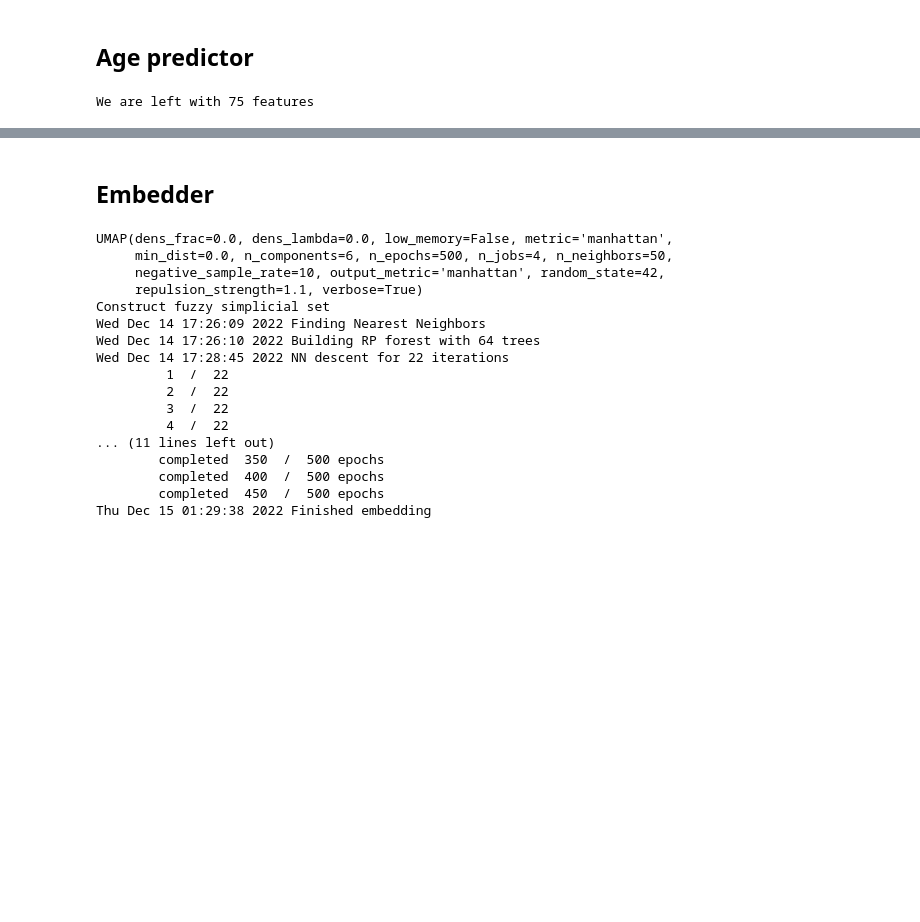
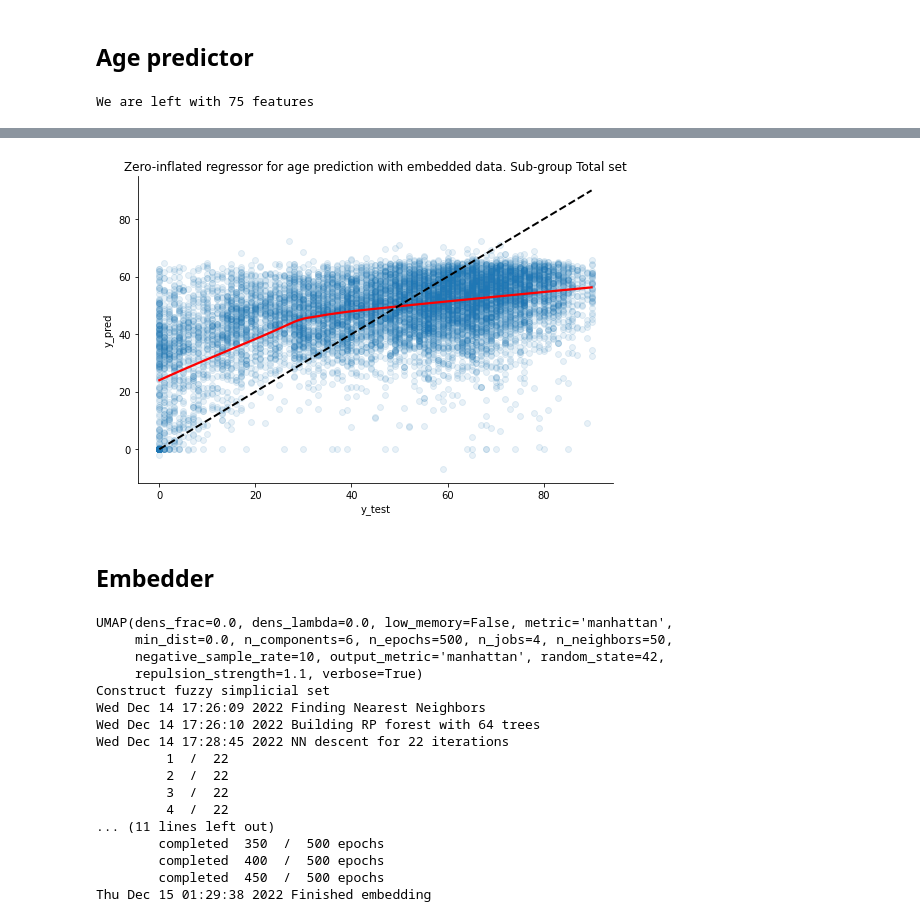
Before and after one commit to HJJoosse/celldyn_embedder, a Jupyter notebook: sandbox/create_embedded_Data.ipynb, the cells around one changed output, grey strips where cells are left out. Drawn from its saved outputs; the diff is of its cells as text; code cells hidden in the pictures; blank space fills up the shorter version.

```diff
--- a/sandbox/create_embedded_Data.ipynb
+++ b/sandbox/create_embedded_Data.ipynb
@@ -239,0 +332,6 @@ feat_df = pd.DataFrame(feature_dict_list)
+# %%
+input_list = get_X_y(celldyn_full, independent_variables,
+                    'age',
+                    sample_size=100000,
+                    conditions=split_conditions)
+RESULTS = get_results(input_list=input_list)
@@ -240,6 +347,8 @@ feat_df = pd.DataFrame(feature_dict_list)
 # %%
-sns.lmplot(x='y_test', y='y_pred', data=res_df.sample(10000), height=5, aspect=1.5,
-            scatter_kws={'alpha':0.1}, line_kws={'color':'red'}, lowess=True)
-#  add diagonal line
-plt.plot([0, 90], [0, 90], color='black', linestyle='--', lw=2)
-plt.title("Zero-inflated regressor for age prediction with non-embedded data")
+for name, values in RESULTS.items():
+    plot_df = pd.concat([pd.DataFrame(v) for v in values['results']], axis=0, ignore_index=True)
+    sns.lmplot(x='y_test', y='y_pred', data=plot_df.sample(10000), height=5, aspect=1.5,
+                scatter_kws={'alpha':0.1}, line_kws={'color':'red'}, lowess=True)
+    #  add diagonal line
+    plt.plot([0, 90], [0, 90], color='black', linestyle='--', lw=2)
+    plt.title(f"Zero-inflated regressor for age prediction with non-embedded data. Sub-group {name}")
@@ -254,0 +355,12 @@ res_df.y_test.hist(bins=40, histtype='step')
+# %%
+embedding_from_disk = pd.read_feather("L:\\laupodteam\\AIOS\\Bram\\data\\CellDyn\\artifacts\\umap_euclidean_euclidean_spectral_dims_6_n_n_50_n_epochs_400_densmap_True_embedded_data.feather")
+embedding_from_disk = embedding_from_disk.assign(sex=embedding_from_disk.sex.map({'M':0, 'F':1}))
+embedding_from_disk.dropna(subset=['sex','draw_hour'], axis=0, inplace=True)
+# %%
+input_list = get_X_y(embedding_from_disk,
+                    ['dim_1', 'dim_2', 'dim_3', 'dim_4', 'dim_5', 'dim_6', 'sex', 'draw_hour'],
+                    'age',
+                    id_var = 'study_id',
+                    sample_size=100000,
+                    conditions=[])
+RESULT_EMBEDDING = get_results(input_list)
@@ -255,3 +380,13 @@ res_df.y_test.hist(bins=40, histtype='step')
+# %%
+for name, values in RESULT_EMBEDDING.items():
+    plot_df = pd.concat([pd.DataFrame(v) for v in values['results']], axis=0, ignore_index=True)
+    sns.lmplot(x='y_test', y='y_pred', data=plot_df.sample(10000), height=5, aspect=1.5,
+                scatter_kws={'alpha':0.1}, line_kws={'color':'red'}, lowess=True)
+    #  add diagonal line
+    plt.plot([0, 90], [0, 90], color='black', linestyle='--', lw=2)
+    plt.title(f"Zero-inflated regressor for age prediction with embedded data. Sub-group {name}")
+# %% [output]
+[figure, added]
 # %% [markdown]
 ## Embedder
 # %%
```
Also changed, not shown: parts of 24 cells of this notebook.
